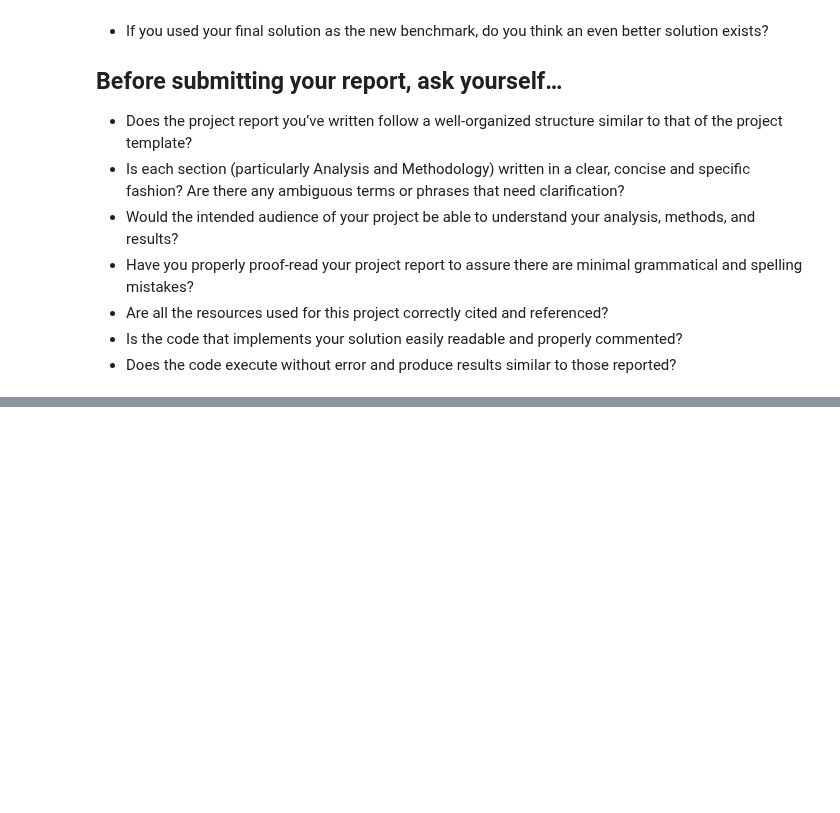
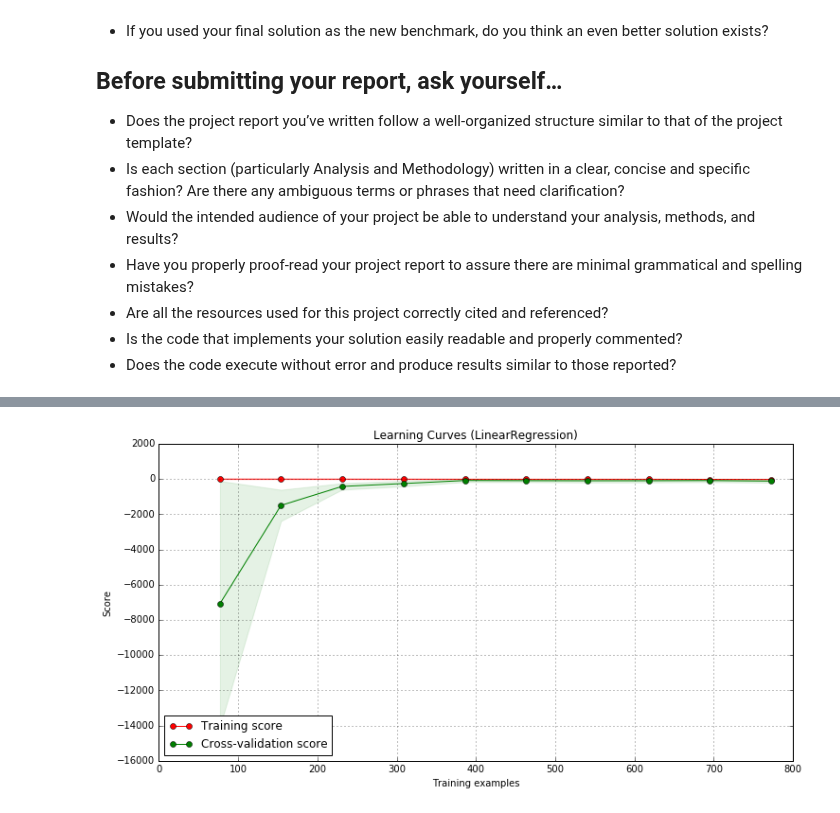
Before and after one commit to savourylie/Stock-Price-Forecaster, a Jupyter notebook: InvestmentnTrading.ipynb, the cells around one changed output, grey strips where cells are left out. Cells and saved outputs as stored; diff of their text form; code cells hidden in the pictures; blank space fills up the shorter version.

```diff
--- a/InvestmentnTrading.ipynb
+++ b/InvestmentnTrading.ipynb
@@ -576,13 +501,15 @@ Err mean: 0.8086809064
 # %%
 from sklearn import cross_validation
 from sklearn.learning_curve import learning_curve
 from data_visualizer.cross_validation import plot_learning_curve
 
 # Linear Regression Learning Curve
 title = "Learning Curves (LinearRegression)"
-plot_learning_curve(reg, title, train_X, train_y, cv=5, n_jobs=1, train_sizes=np.linspace(.6, 1.0, 10))
+plot_learning_curve(reg, title, train_X, train_y, cv=5, n_jobs=1, train_sizes=np.linspace(.1, 1.0, 10))
 
 plt.show()
+# %% [output]
+[figure, added]
 # %%
 from math import floor
 
```
Also changed, not shown: parts of 1 cell of this notebook, 8 other files.
